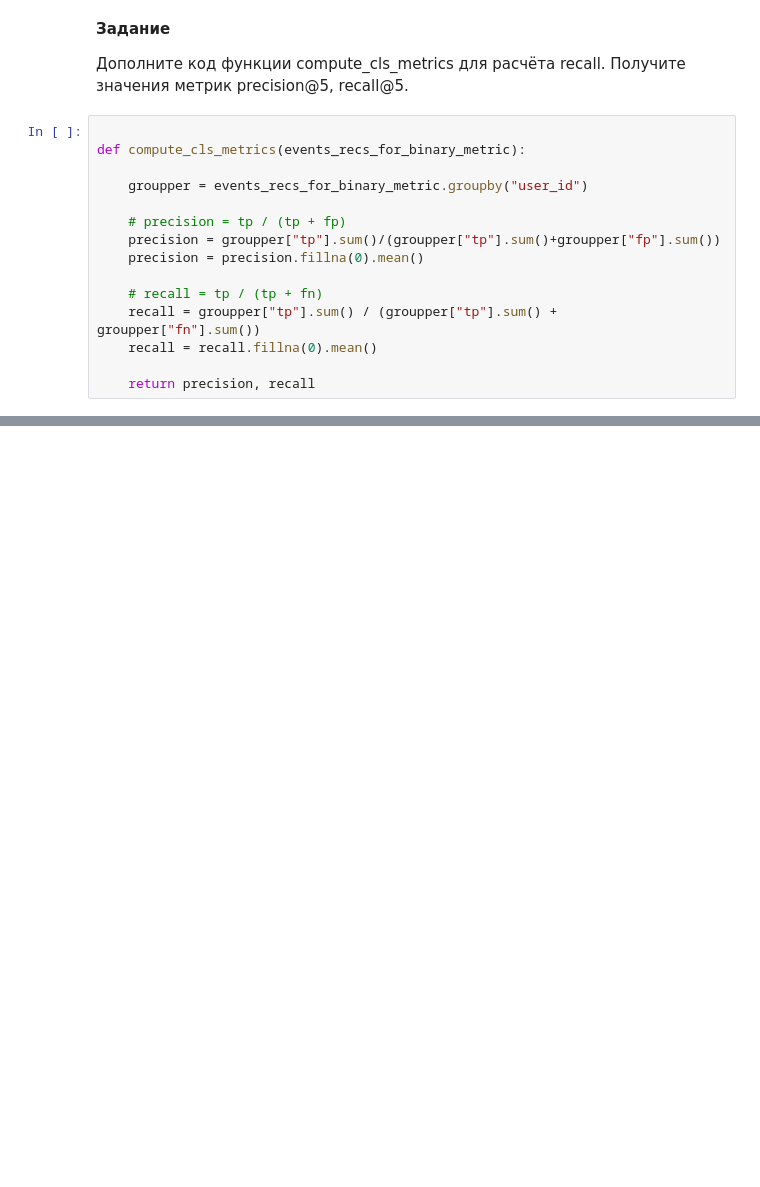
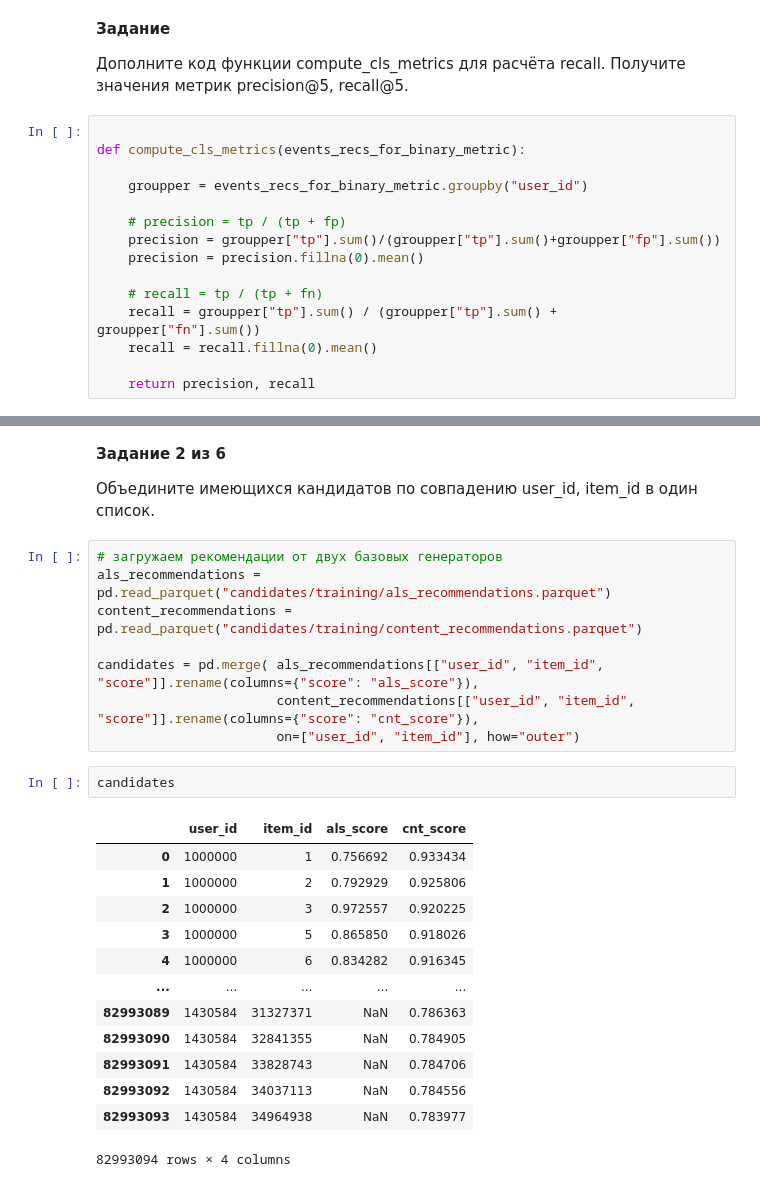
Before and after one commit to alexnikzotov/mle-recsys-start, a Jupyter notebook: preprocessing.ipynb, the cells around one changed output, grey strips where cells are left out. Cells and saved outputs as stored; diff of their text form; blank space fills up the shorter version.

```diff
--- a/preprocessing.ipynb
+++ b/preprocessing.ipynb
@@ -916,0 +926,28 @@ def compute_cls_metrics(events_recs_for_binary_metric):
+# %% [markdown]
+**Задание 2 из 6**
+
+Объедините имеющихся кандидатов по совпадению user_id, item_id в один список.
+# %%
+# загружаем рекомендации от двух базовых генераторов
+als_recommendations = pd.read_parquet("candidates/training/als_recommendations.parquet")
+content_recommendations = pd.read_parquet("candidates/training/content_recommendations.parquet")
+
+candidates = pd.merge( als_recommendations[["user_id", "item_id", "score"]].rename(columns={"score": "als_score"}),
+                       content_recommendations[["user_id", "item_id", "score"]].rename(columns={"score": "cnt_score"}),
+                       on=["user_id", "item_id"], how="outer")
+# %%
+candidates
+# %% [output]
+|  | user_id | item_id | als_score | cnt_score |
+| 0 | 1000000 | 1 | 0.756692 | 0.933434 |
+| 1 | 1000000 | 2 | 0.792929 | 0.925806 |
+| 2 | 1000000 | 3 | 0.972557 | 0.920225 |
+| 3 | 1000000 | 5 | 0.865850 | 0.918026 |
+| 4 | 1000000 | 6 | 0.834282 | 0.916345 |
+| ... | ... | ... | ... | ... |
+| 82993089 | 1430584 | 31327371 | NaN | 0.786363 |
+| 82993090 | 1430584 | 32841355 | NaN | 0.784905 |
+| 82993091 | 1430584 | 33828743 | NaN | 0.784706 |
+| 82993092 | 1430584 | 34037113 | NaN | 0.784556 |
+| 82993093 | 1430584 | 34964938 | NaN | 0.783977 |
+82993094 rows × 4 columns
```
Also changed, not shown: parts of 17 cells of this notebook.
